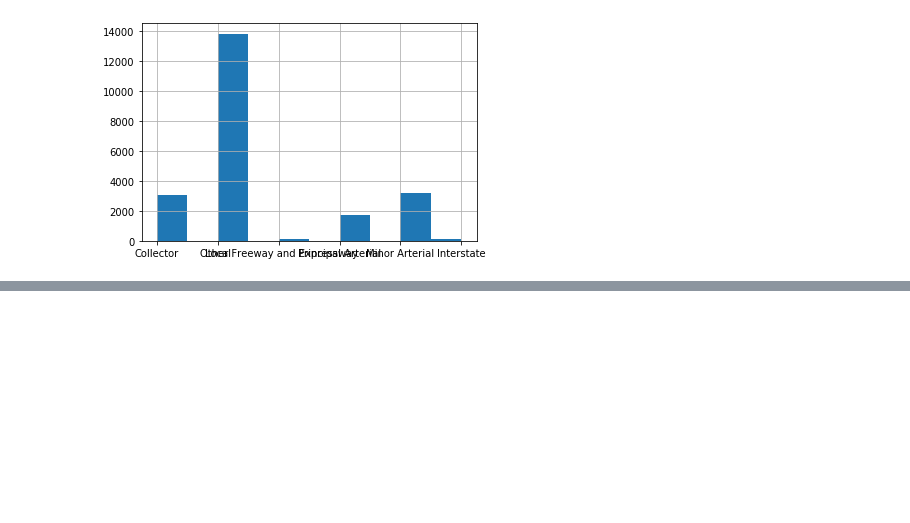
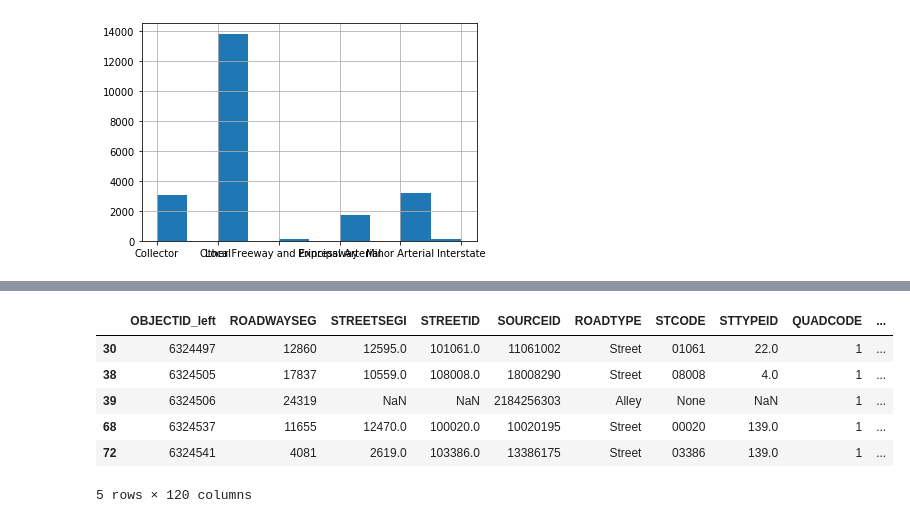
Before and after one commit to ersingt/congrego, a Jupyter notebook: notebooks/eda.ipynb, the cells around one changed output, grey strips where cells are left out. Saved outputs shown, nothing was run; the diff lists cells and outputs as text; code cells hidden in the pictures; blank space fills up the shorter version.

```diff
--- a/notebooks/eda.ipynb
+++ b/notebooks/eda.ipynb
@@ -52,0 +87,10 @@ centerlines['FUNCTIONAL'].hist()
+# %%
+clines_ward1.head()
+# %% [output]
+|  | OBJECTID_left | ROADWAYSEG | STREETSEGI | STREETID | SOURCEID | ROADTYPE | STCODE | STTYPEID | QUADCODE | ... |
+| 30 | 6324497 | 12860 | 12595.0 | 101061.0 | 11061002 | Street | 01061 | 22.0 | 1 | ... |
+| 38 | 6324505 | 17837 | 10559.0 | 108008.0 | 18008290 | Street | 08008 | 4.0 | 1 | ... |
+| 39 | 6324506 | 24319 | NaN | NaN | 2184256303 | Alley | None | NaN | 1 | ... |
+| 68 | 6324537 | 11655 | 12470.0 | 100020.0 | 10020195 | Street | 00020 | 139.0 | 1 | ... |
+| 72 | 6324541 | 4081 | 2619.0 | 103386.0 | 13386175 | Street | 03386 | 139.0 | 1 | ... |
+5 rows × 120 columns
```
Also changed, not shown: parts of 6 cells of this notebook, 7 other files.
